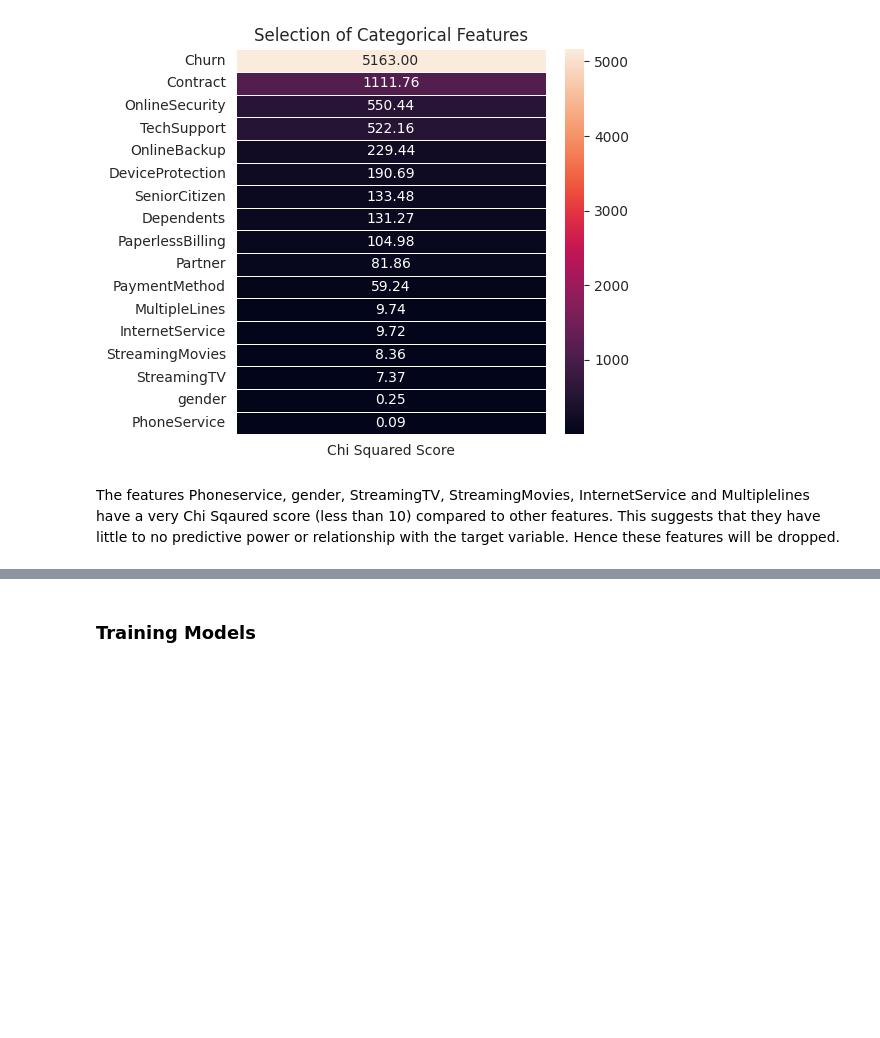
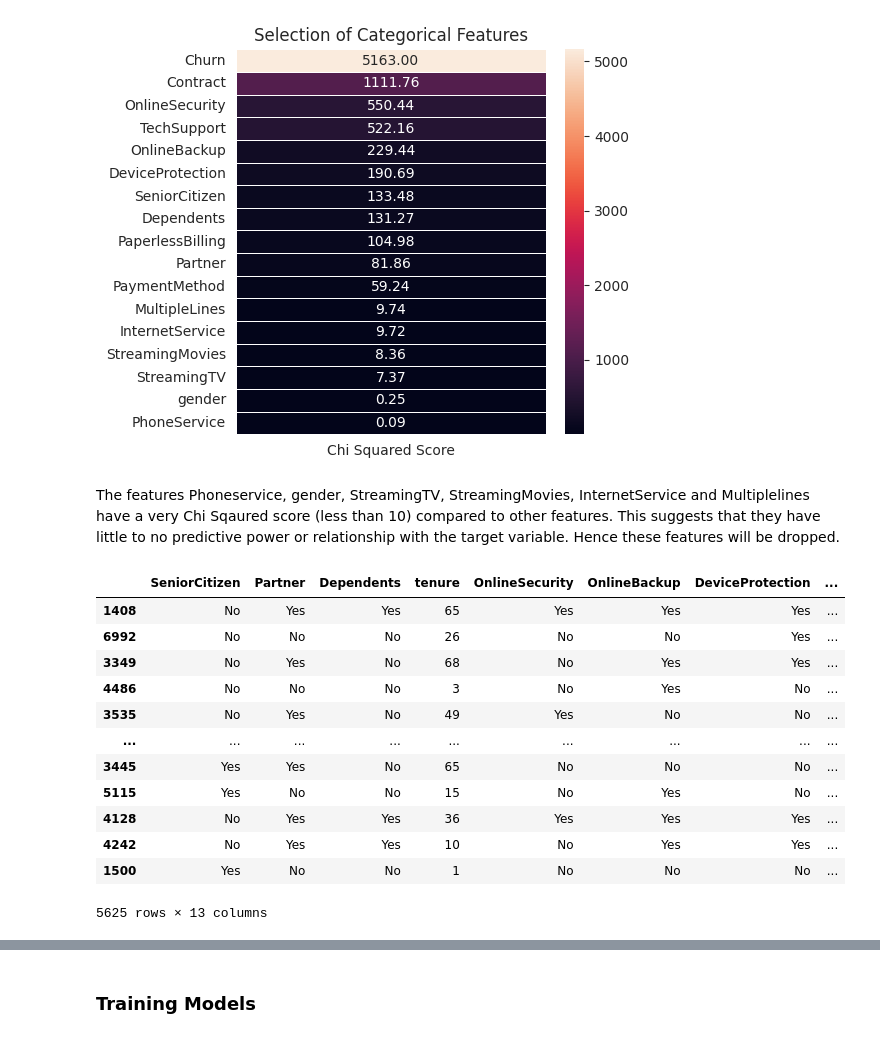
Before and after one commit to karenkj9000/telco-churn-prediction-aws, a Jupyter notebook: training/notebooks/customer_churn_training.ipynb, the cells around one changed output, grey strips where cells are left out. Drawn from its saved outputs; the diff is of its cells as text; code cells hidden in the pictures; blank space fills up the shorter version.

Commit message:
add cleaned train data

```diff
--- a/training/notebooks/customer_churn_training.ipynb
+++ b/training/notebooks/customer_churn_training.ipynb
@@ -1,5 +1,7 @@
 # %% [markdown]
 ### Imports
+# %%
+IS_LOCAL=True
 # %%
 # Common Imports
 import os
@@ -20,9 +22,6 @@ from sklearn.compose import make_column_transformer
 from sklearn.feature_selection import SelectKBest, chi2
 from sklearn.model_selection import train_test_split
 from sklearn.preprocessing import OrdinalEncoder, OneHotEncoder, MinMaxScaler
-# %%
-load_dotenv()
-IS_LOCAL = os.environ.get("IS_LOCAL") == 'True'
 # %%
 if not IS_LOCAL:
     import boto3
@@ -336,3 +335,19 @@ X = df.drop(columns=['Churn'])
 y = df['Churn'].map({'Yes':1, 'No': 0})
 
 X_train, X_test, y_train, y_test = train_test_split(X, y, test_size=0.2, random_state=42, stratify=y)
+# %%
+X_train
+# %% [output]
+|  | SeniorCitizen | Partner | Dependents | tenure | OnlineSecurity | OnlineBackup | DeviceProtection | ... |
+| 1408 | No | Yes | Yes | 65 | Yes | Yes | Yes | ... |
+| 6992 | No | No | No | 26 | No | No | Yes | ... |
+| 3349 | No | Yes | No | 68 | No | Yes | Yes | ... |
+| 4486 | No | No | No | 3 | No | Yes | No | ... |
+| 3535 | No | Yes | No | 49 | Yes | No | No | ... |
+| ... | ... | ... | ... | ... | ... | ... | ... | ... |
+| 3445 | Yes | Yes | No | 65 | No | No | No | ... |
+| 5115 | Yes | No | No | 15 | No | Yes | No | ... |
+| 4128 | No | Yes | Yes | 36 | Yes | Yes | Yes | ... |
+| 4242 | No | Yes | Yes | 10 | No | Yes | Yes | ... |
+| 1500 | Yes | No | No | 1 | No | No | No | ... |
+5625 rows × 13 columns
```
Also changed, not shown: parts of 11 cells of this notebook, 2 other files.
